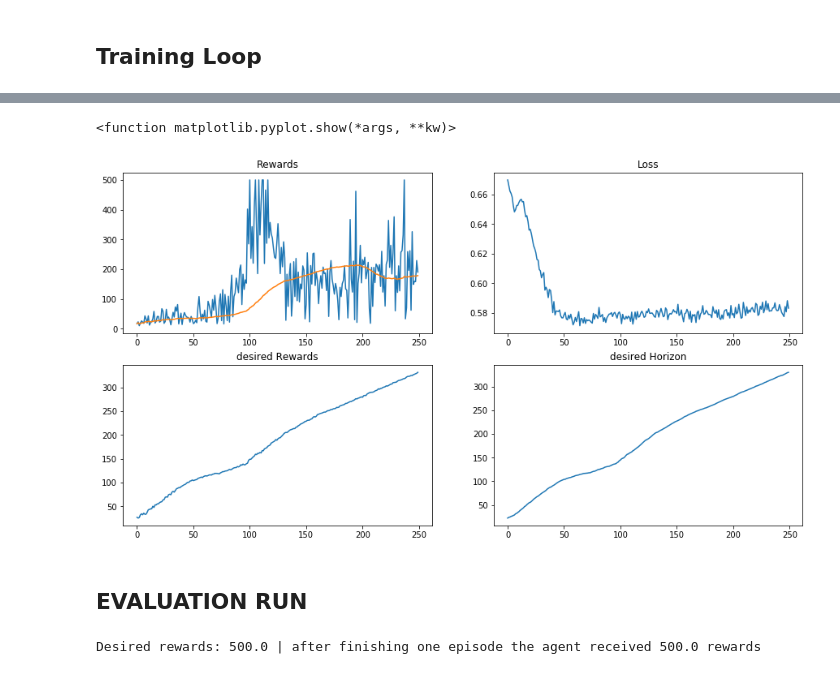
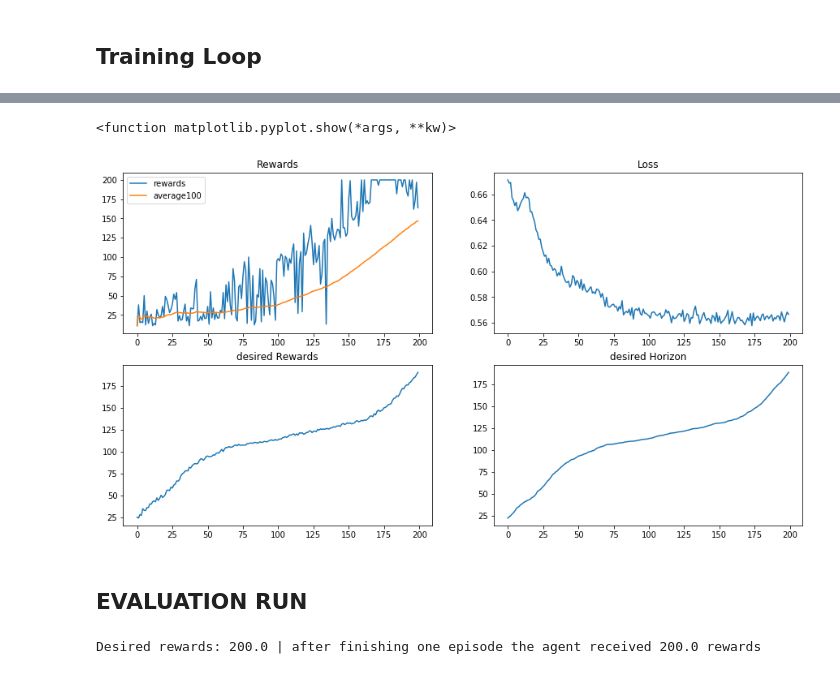
Before and after one commit to BY571/Upside-Down-Reinforcement-Learning, a Jupyter notebook: Upside-Down.ipynb, the cells around one changed output, grey strips where cells are left out. Cells and saved outputs as stored; diff of their text form; code cells hidden in the pictures.

Commit message:
Changes to Implementation
Added replay buffer class

```diff
--- a/Upside-Down.ipynb
+++ b/Upside-Down.ipynb
@@ -148,7 +170,7 @@ def select_time_steps(saved_episode):
     Returns t1, t2 and T
     """
     # Select times in the episode:
-    T = len(saved_episode[1]) # episode max horizon
+    T = len(saved_episode["states"]) # episode max horizon
     t1 = np.random.randint(0,T)
     t2 = np.random.randint(t1,T)
 
@@ -165,13 +187,13 @@ def create_training_input(episode, t1, t2):
 
     buffer episodes are build like [cumulative episode reward, states, actions, rewards]
     """
-    state = episode[1][t1]
-    desired_reward = sum(episode[3][t1:t2])
+    state = episode["states"][t1]
+    desired_reward = sum(episode["rewards"][t1:t2])
     time_horizont = t2-t1
-    action = episode[2][t1]
+    action = episode["actions"][t1]
     return state, desired_reward, time_horizont, action
 
-def create_training_examples(buffer, batch_size):
+def create_training_examples(batch_size):
     """
     Creates a data set of training examples that can be used to create a data loader for training.
     ============================================================
@@ -186,23 +208,23 @@ def create_training_examples(buffer, batch_size):
     input_array = []
     output_array = []
     # select randomly episodes from the buffer
-    episodes = np.random.randint(low=0, high=len(buffer), size=batch_size)
-    for idx in episodes:
-        episode = buffer[idx]
-        t1, t2, T = select_time_steps(episode)
+    episodes = buffer.get_random_samples(batch_size)
+    for ep in episodes:
+        #select time stamps
+        t1, t2, T = select_time_steps(ep)
         # For episodic tasks they set t2 to T-1:
         t2 = T-1
-        state, desired_reward, time_horizont, action = create_training_input(episode, t1,t2)
+        state, desired_reward, time_horizont, action = create_training_input(ep, t1, t2)
         input_array.append(torch.cat([state, torch.FloatTensor([desired_reward]), torch.FloatTensor([time_horizont])]))
         output_array.append(action)
     return input_array, output_array
 
-def train_behavior_function(buffer, batch_size):
+def train_behavior_function(batch_size):
     """
     Trains the BF with on a cross entropy loss were the inputs are the action probabilities based on the state and command.
     The targets are the actions appropriate to the states from the replay buffer.
     """
-    X, y = create_training_examples(buffer, batch_size)
+    X, y = create_training_examples(batch_size)
 
     X = torch.stack(X)
     state = X[:,0:state_space]
@@ -263,7 +285,7 @@ def generate_episode(desired_return = torch.FloatTensor([init_desired_reward]),
 
 
 # Algorithm 1 - Upside - Down Reinforcement Learning
-def run_upside_down(max_episodes, buffer):
+def run_upside_down(max_episodes):
     """
 
     """
@@ -277,7 +299,7 @@ def run_upside_down(max_episodes, buffer):
         # improve|optimize bf based on replay buffer
         loss_buffer = []
         for i in range(n_updates_per_iter):
-            bf_loss = train_behavior_function(buffer, batch_size)
+            bf_loss = train_behavior_function(batch_size)
             loss_buffer.append(bf_loss)
         bf_loss = np.mean(loss_buffer)
         losses.append(bf_loss)
@@ -286,13 +308,9 @@ def run_upside_down(max_episodes, buffer):
         for i in range(n_episodes_per_iter):
 
             # Sample exploratory commands based on buffer
-            new_desired_reward, new_desired_horizon = sampling_exploration(buffer)
+            new_desired_reward, new_desired_horizon = sampling_exploration()
             generated_episode = generate_episode(new_desired_reward, new_desired_horizon)
-            cum_reward = sum(generated_episode[2])
-            generated_episode.insert(0, cum_reward)
-            buffer.append(generated_episode)
-            buffer.sort(key=sortFirst, reverse=True) # sort buffer from high to low episode rewards
-            buffer = buffer[0:replay_size] # only keep best X episodes
+            buffer.add_sample(generated_episode[0],generated_episode[1],generated_episode[2])
 
         new_desired_reward, new_desired_horizon = sampling_exploration(buffer)
         # monitoring desired reward and desired horizon
@@ -311,12 +329,13 @@ def run_upside_down(max_episodes, buffer):
 
     return all_rewards, average_100_reward, desired_rewards_history, horizon_history, losses
 # %%
-rewards, average, d, h, loss = run_upside_down(max_episodes=250, buffer=buffer)
+rewards, average, d, h, loss = run_upside_down(max_episodes=200)
 plt.figure(figsize=(15,8))
 plt.subplot(2,2,1)
 plt.title("Rewards")
-plt.plot(rewards)
-plt.plot(average)
+plt.plot(rewards, label="rewards")
+plt.plot(average, label="average100")
+plt.legend()
 plt.subplot(2,2,2)
 plt.title("Loss")
 plt.plot(loss)
@@ -334,5 +352,5 @@ Episode: 250 | Rewards: 190.00 | Mean_100_Rewards: 178.47 | Loss: 0.58
 <function matplotlib.pyplot.show(*args, **kw)>
-[figure, old version]
+[figure, new version]
 # %%
 # SAVE MODEL
 name = "model.pth"
@@ -344,11 +362,11 @@ torch.save(bf.state_dict(), name)
 # %% [markdown]
 ## EVALUATION RUN
 # %%
-DESIRED_REWARD = torch.FloatTensor([500]).to(device)
-DESIRED_HORIZON = torch.FloatTensor([500]).to(device)
+DESIRED_REWARD = torch.FloatTensor([200]).to(device)
+DESIRED_HORIZON = torch.FloatTensor([200]).to(device)
 desired = DESIRED_REWARD.item()
 
-env = gym.make('CartPole-v1')
+env = gym.make('CartPole-v0')
 env.reset()
 rewards = 0
 while True:
@@ -367,4 +385,4 @@ while True:
 print("Desired rewards: {} | after finishing one episode the agent received {} rewards".format(desired, rewards))
 env.close()
 # %% [output]
-Desired rewards: 500.0 | after finishing one episode the agent received 500.0 rewards
+Desired rewards: 200.0 | after finishing one episode the agent received 200.0 rewards
```
Also changed, not shown: parts of 5 cells of this notebook.
